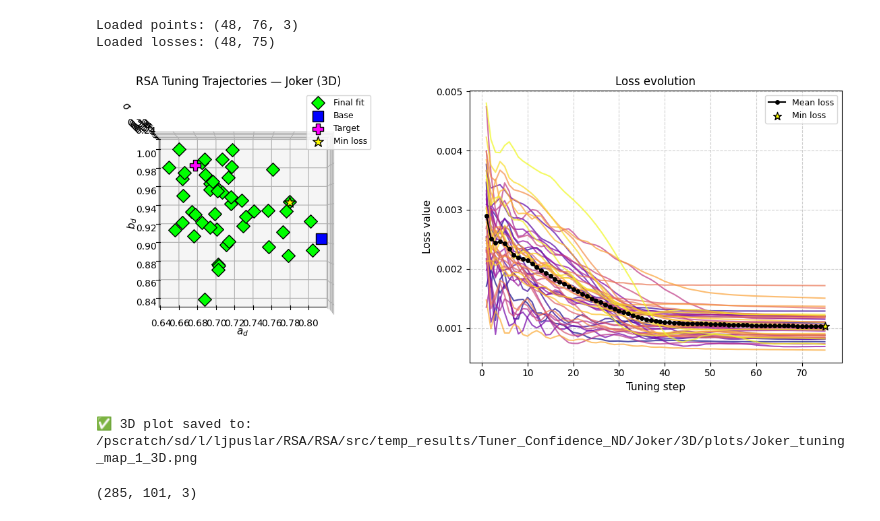
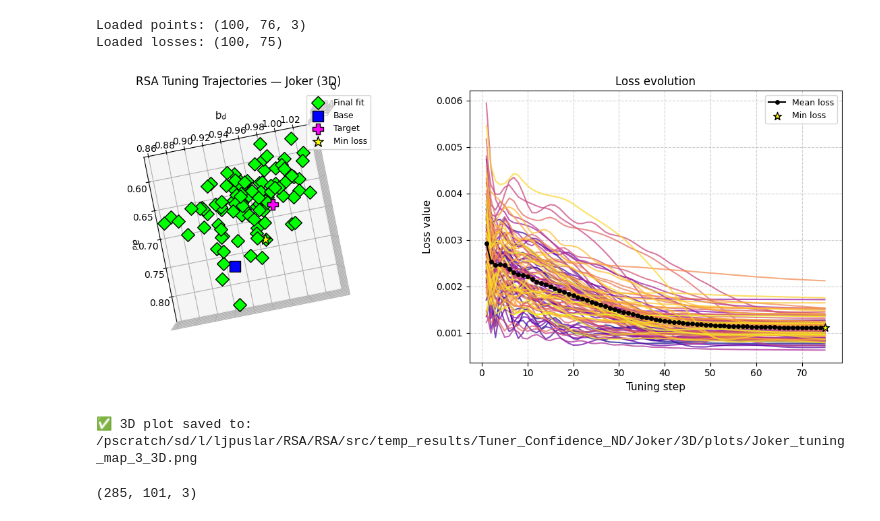
Before and after one commit to tonymenzo/RSA, a Jupyter notebook: src/RSA_nD_tuner_confidence_plot_Joker.ipynb, the cells around one changed output. Saved outputs shown, nothing was run; the diff lists cells and outputs as text; code cells hidden in the pictures.

```diff
--- a/src/RSA_nD_tuner_confidence_plot_Joker.ipynb
+++ b/src/RSA_nD_tuner_confidence_plot_Joker.ipynb
@@ -7,7 +7,7 @@ import matplotlib.pyplot as plt
 # 1️⃣ Configuration
 # =========================
 observable = 'Joker'
-run_nm     = '7'
+run_nm     = '2'
 
 plot_configs = {
     'Joker': {
@@ -72,6 +72,30 @@ plot_configs = {
             'target_point': (0.68, 0.98),
         },
         '8': {
+            'data_folder': '/pscratch/sd/l/ljpuslar/RSA/RSA/src/temp_results/Tuner_Confidence_ND/Joker/2D/',
+            'xlabel': r'$a_d$',
+            'ylabel': r'$b_d$',
+            'title':  'RSA Tuning Trajectories — Joker (2D)',
+            'color':  'tab:red',
+            'marker': 'o',
+            'size':   50,
+            # Base & target points
+            'base_point':   (0.68 + 0.1275, 0.905),
+            'target_point': (0.68, 0.98),
+        },
+        '1': {
+            'data_folder': '/pscratch/sd/l/ljpuslar/RSA/RSA/src/temp_results/Tuner_Confidence_ND/Joker/2D/',
+            'xlabel': r'$a_d$',
+            'ylabel': r'$b_d$',
+            'title':  'RSA Tuning Trajectories — Joker (2D)',
+            'color':  'tab:red',
+            'marker': 'o',
+            'size':   50,
+            # Base & target points
+            'base_point':   (0.68 + 0.1275, 0.905),
+            'target_point': (0.68, 0.98),
+        },
+        '2': {
             'data_folder': '/pscratch/sd/l/ljpuslar/RSA/RSA/src/temp_results/Tuner_Confidence_ND/Joker/2D/',
             'xlabel': r'$a_d$',
             'ylabel': r'$b_d$',
@@ -322,7 +384,7 @@ from mpl_toolkits.mplot3d import Axes3D  # noqa: F401 (needed for 3D plots)
 # 1️⃣ Configuration
 # =========================
 observable = 'Joker'
-run_nm     = '1'
+run_nm     = '3'
 
 plot_configs = {
     'Joker': {
@@ -340,6 +402,21 @@ plot_configs = {
             'target_point': (0.68, 0.98, 0.27125),
         },
         '2': {
+            'data_folder': '/pscratch/sd/l/ljpuslar/RSA/RSA/src/temp_results/Tuner_Confidence_ND/Joker/3D/',
+            'xlabel': r'$a_d$',
+            'ylabel': r'$b_d$',
+            'zlabel': r'$\sigma$',
+            'title':  'RSA Tuning Trajectories — Joker (3D)',
+            'color':  'tab:red',
+            'marker': 'o',
+            'size':   40,
+            # Base & target points (optional)
+            'base_point':   (0.68 + 0.085, 0.93, 0.2925),
+            'target_point': (0.68, 0.98, 0.27125),
+            # 'base_point':   (0.68 + 0.1275, 0.905, 0.2925),
+            # 'target_point': (0.68, 0.98, 0.27125),
+        },
+        '3': {
             'data_folder': '/pscratch/sd/l/ljpuslar/RSA/RSA/src/temp_results/Tuner_Confidence_ND/Joker/3D/',
             'xlabel': r'$a_d$',
             'ylabel': r'$b_d$',
@@ -422,7 +499,7 @@ ax.set_xlabel(config['xlabel'], fontsize=11)
 ax.set_ylabel(config['ylabel'], fontsize=11)
 ax.set_zlabel(config['zlabel'], fontsize=11)
 ax.legend(frameon=True, loc='best', fontsize=9)
-ax.view_init(elev=90., azim=-90)
+ax.view_init(elev=90., azim=-15)
 ax.grid(True, linestyle='--', alpha=0.5)
 
 # ---- Right: loss evolution ----
@@ -430,37 +507,37 @@ if loss_values.ndim == 1:
     steps = np.arange(1, len(loss_values) + 1)
     ax2.plot(steps, loss_values, 'o', color='tab:blue', markersize=4, linewidth=1.3, label='Loss')
     ax2.scatter(steps[-1], loss_values[-1], c='red', s=70, zorder=3, label='Final loss')
 else:
     steps = np.arange(1, loss_values.shape[1] + 1)
     for i in range(loss_values.shape[0]):
         ax2.plot(steps, loss_values[i], '-', color=colors[i], alpha=0.7)
     mean_loss = np.mean(loss_values, axis=0)
     ax2.plot(steps, mean_loss, '-o', color='black', markersize=4, linewidth=1.5, label='Mean loss')
     ax2.scatter(np.argmin(mean_loss)+1, np.min(mean_loss), c='yellow', s=80, marker='*',
                 edgecolors='k', label='Min loss', zorder=5)
 
 ax2.set_xlabel('Tuning step', fontsize=11)
 ax2.set_ylabel('Loss value', fontsize=11)
 ax2.set_title('Loss evolution', fontsize=12, weight='bold')
 ax2.legend(frameon=True, loc='best', fontsize=9)
 ax2.grid(True, linestyle='--', alpha=0.6)
 
 # =========================
 # 4️⃣ Save and show
 # =========================
 plt.tight_layout()
 out_dir = os.path.join(data_folder, 'plots')
 os.makedirs(out_dir, exist_ok=True)
 out_path = os.path.join(out_dir, f'{observable}_tuning_map_{run_nm}_3D.png')
 plt.savefig(out_path, dpi=300, bbox_inches='tight')
 plt.show()
 
 print(f"✅ 3D plot saved to: {out_path}")
 # %% [output]
-Loaded points: (48, 76, 3)
-Loaded losses: (48, 75)
+Loaded points: (100, 76, 3)
+Loaded losses: (100, 75)
-[figure, old version]
+[figure, new version]
-✅ 3D plot saved to: /pscratch/sd/l/ljpuslar/RSA/RSA/src/temp_results/Tuner_Confidence_ND/Joker/3D/plots/Joker_tuning_map_1_3D.png
+✅ 3D plot saved to: /pscratch/sd/l/ljpuslar/RSA/RSA/src/temp_results/Tuner_Confidence_ND/Joker/3D/plots/Joker_tuning_map_3_3D.png
 # %%
 datafolder = '/pscratch/sd/l/ljpuslar/RSA/RSA/src/temp_results/Tuner_confidence/'
 # points = np.load('/pscratch/sd/l/ljpuslar/RSA/RSA/src/temp_results/Tuner/jupyter/ADAgrad_N50k_3/RSA_tuning_params.npy')
```
Also changed, not shown: parts of 3 cells of this notebook, 21 other files.
